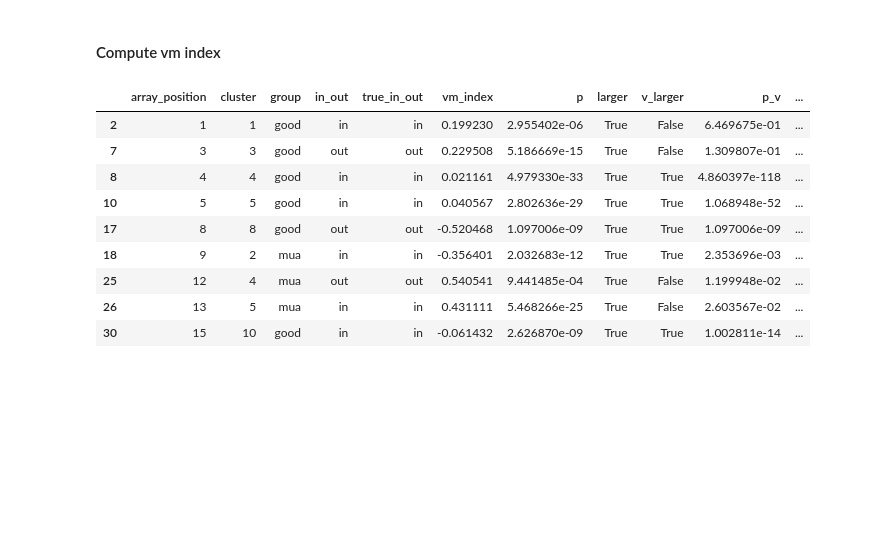
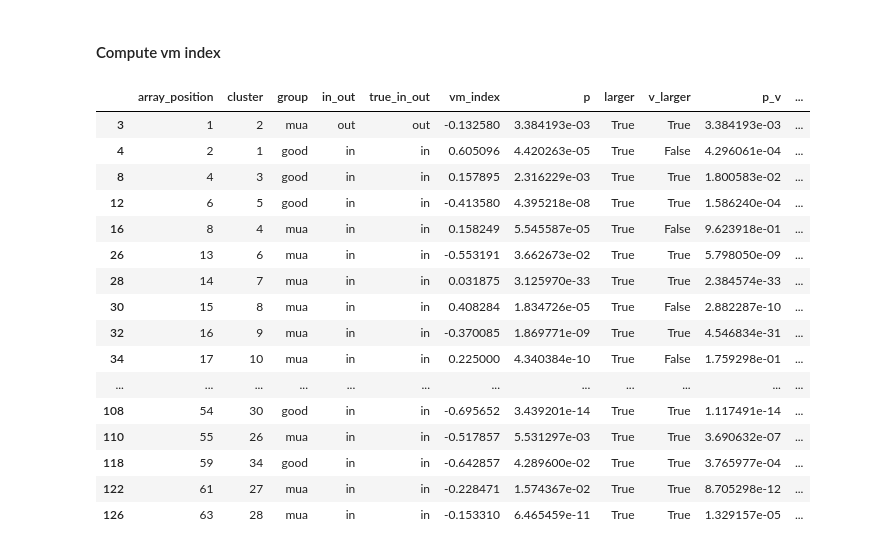
Before and after one commit to Ibos-lab/EphysVibe, a Jupyter notebook: examples/vm_idx_b1.ipynb, the cells around one changed output. Cells and saved outputs as stored; diff of their text form; code cells hidden in the pictures; blank space fills up the shorter version.

```diff
--- a/examples/vm_idx_b1.ipynb
+++ b/examples/vm_idx_b1.ipynb
@@ -58,7 +58,7 @@ def get_neurons_info(
             np.array([False, False]),
             np.array([0, 0]),
         )
-        t_larger = np.nan
+        #t_larger = np.nan
         p_in_out, p_v, p_m, vm_index = (
             np.array([None, None]),
             np.array([None, None]),
@@ -80,7 +80,7 @@ def get_neurons_info(
             trial_idx = trial_idx[(sp_samples[trial_idx, i_neuron].sum(axis=1) >= n_spikes)]
             n_tr = len(trial_idx)
             true_in_out = "in"
-            ## Neurons respnding to the task
+            ## Neurons responding to the task
             if n_tr > min_trials:
                 mean_visual = sp_samples[
                     trial_idx, i_neuron, dur_fix + st_v : dur_fix + end_v
@@ -88,22 +88,22 @@ def get_neurons_info(
                 mean_delay = sp_samples[
                     trial_idx, i_neuron, dur_fix + st_d : dur_fix + end_d
                 ].mean(axis=1)
-                mean_test = sp_samples[
-                    trial_idx, i_neuron, dur_fix + st_t : dur_fix + end_t
-                ].mean(axis=1)
+                # mean_test = sp_samples[
+                #     trial_idx, i_neuron, dur_fix + st_t : dur_fix + end_t
+                # ].mean(axis=1)
                 mean_bl = sp_samples[trial_idx, i_neuron, :dur_fix].mean(axis=1)
                 v_larger[i] = mean_bl.mean() < mean_visual.mean()
                 d_larger[i] = mean_bl.mean() < mean_delay.mean()
-                t_larger = mean_bl.mean() < mean_test.mean()
-                larger[i] = v_larger[i] or d_larger[i] or t_larger
+                # t_larger = mean_bl.mean() < mean_test.mean()
+                larger[i] = v_larger[i] or d_larger[i] # or t_larger
                 # paired sample t-test
                 p_v[i] = stats.ttest_rel(mean_bl, mean_visual)[1]
                 p_m[i] = stats.ttest_rel(mean_bl, mean_delay)[1]
-                p_t = stats.ttest_rel(mean_bl, mean_test)[1]
+                # p_t = stats.ttest_rel(mean_bl, mean_test)[1]
 
-                p_in_out[i] = np.min([p_v[i], p_m[i], p_t])
-                max_in_out[i] = np.max([v_larger[i], d_larger[i], t_larger])
-                idx_p_min[i] = np.argmin([p_v[i], p_m[i], p_t])
+                p_in_out[i] = np.min([p_v[i], p_m[i]])#, p_t])
+                max_in_out[i] = np.max([v_larger[i], d_larger[i]])#, t_larger])
+                idx_p_min[i] = np.argmin([p_v[i], p_m[i]])#, p_t])
 
                 all_mean = sp_samples[trial_idx, i_neuron, : dur_fix + end_d].mean(axis=0)
                 tr_min[i], tr_max[i] = np.min(all_mean), np.max(all_mean)
@@ -195,11 +195,11 @@ sp_samples = data.sp_samples[trials_block]
 ## fixation
 dur_fix = 200
 ## visual stim
-st_v =   50
-end_v = 250
+st_v =   80
+end_v = 300
 ## delay
-st_d = 500
-end_d = 500 +400
+st_d = 600
+end_d = 800
 ## test
 st_t = 950
 end_t = 950 + 400
@@ -257,21 +257,28 @@ neurons_info = neurons_info[(neurons_info['p']<p_threshold) & (neurons_info['lar
 # %% [markdown]
 #### Compute vm index
 # %%
-neurons_info = neurons_info[neurons_info["in_out"]==neurons_info["true_in_out"]]
-neurons_info = neurons_info[(np.logical_and(neurons_info["p_v"]<p_threshold,neurons_info["v_larger"]==True)) | (np.logical_and(neurons_info["p_m"]<p_threshold,neurons_info["d_larger"]==True))]
+neurons_info2 = neurons_info[neurons_info["in_out"]==neurons_info["true_in_out"]]
+neurons_info2 = neurons_info2[(np.logical_and(neurons_info2["p_v"]<p_threshold,neurons_info2["v_larger"]==True)) | (np.logical_and(neurons_info2["p_m"]<p_threshold,neurons_info2["d_larger"]==True))]
-# %%
-neurons_info
-# %% [output]
-|  | array_position | cluster | group | in_out | true_in_out | vm_index | p | larger | v_larger | p_v | ... |
-| 2 | 1 | 1 | good | in | in | 0.199230 | 2.955402e-06 | True | False | 6.469675e-01 | ... |
-| 7 | 3 | 3 | good | out | out | 0.229508 | 5.186669e-15 | True | False | 1.309807e-01 | ... |
-| 8 | 4 | 4 | good | in | in | 0.021161 | 4.979330e-33 | True | True | 4.860397e-118 | ... |
-| 10 | 5 | 5 | good | in | in | 0.040567 | 2.802636e-29 | True | True | 1.068948e-52 | ... |
-| 17 | 8 | 8 | good | out | out | -0.520468 | 1.097006e-09 | True | True | 1.097006e-09 | ... |
-| 18 | 9 | 2 | mua | in | in | -0.356401 | 2.032683e-12 | True | True | 2.353696e-03 | ... |
-| 25 | 12 | 4 | mua | out | out | 0.540541 | 9.441485e-04 | True | False | 1.199948e-02 | ... |
-| 26 | 13 | 5 | mua | in | in | 0.431111 | 5.468266e-25 | True | False | 2.603567e-02 | ... |
-| 30 | 15 | 10 | good | in | in | -0.061432 | 2.626870e-09 | True | True | 1.002811e-14 | ... |
+# %%
+neurons_info2
+# %% [output]
+|  | array_position | cluster | group | in_out | true_in_out | vm_index | p | larger | v_larger | p_v | ... |
+| 3 | 1 | 2 | mua | out | out | -0.132580 | 3.384193e-03 | True | True | 3.384193e-03 | ... |
+| 4 | 2 | 1 | good | in | in | 0.605096 | 4.420263e-05 | True | False | 4.296061e-04 | ... |
+| 8 | 4 | 3 | good | in | in | 0.157895 | 2.316229e-03 | True | True | 1.800583e-02 | ... |
+| 12 | 6 | 5 | good | in | in | -0.413580 | 4.395218e-08 | True | True | 1.586240e-04 | ... |
+| 16 | 8 | 4 | mua | in | in | 0.158249 | 5.545587e-05 | True | False | 9.623918e-01 | ... |
+| 26 | 13 | 6 | mua | in | in | -0.553191 | 3.662673e-02 | True | True | 5.798050e-09 | ... |
+| 28 | 14 | 7 | mua | in | in | 0.031875 | 3.125970e-33 | True | True | 2.384574e-33 | ... |
+| 30 | 15 | 8 | mua | in | in | 0.408284 | 1.834726e-05 | True | False | 2.882287e-10 | ... |
+| 32 | 16 | 9 | mua | in | in | -0.370085 | 1.869771e-09 | True | True | 4.546834e-31 | ... |
+| 34 | 17 | 10 | mua | in | in | 0.225000 | 4.340384e-10 | True | False | 1.759298e-01 | ... |
+| ... | ... | ... | ... | ... | ... | ... | ... | ... | ... | ... | ... |
+| 108 | 54 | 30 | good | in | in | -0.695652 | 3.439201e-14 | True | True | 1.117491e-14 | ... |
+| 110 | 55 | 26 | mua | in | in | -0.517857 | 5.531297e-03 | True | True | 3.690632e-07 | ... |
+| 118 | 59 | 34 | good | in | in | -0.642857 | 4.289600e-02 | True | True | 3.765977e-04 | ... |
+| 122 | 61 | 27 | mua | in | in | -0.228471 | 1.574367e-02 | True | True | 8.705298e-12 | ... |
+| 126 | 63 | 28 | mua | in | in | -0.153310 | 6.465459e-11 | True | True | 1.329157e-05 | ... |
 # %%
 # define kernel for convolution
 fs_ds = config.FS / config.DOWNSAMPLE
```
Also changed, not shown: parts of 4 cells of this notebook, 1 other file.
